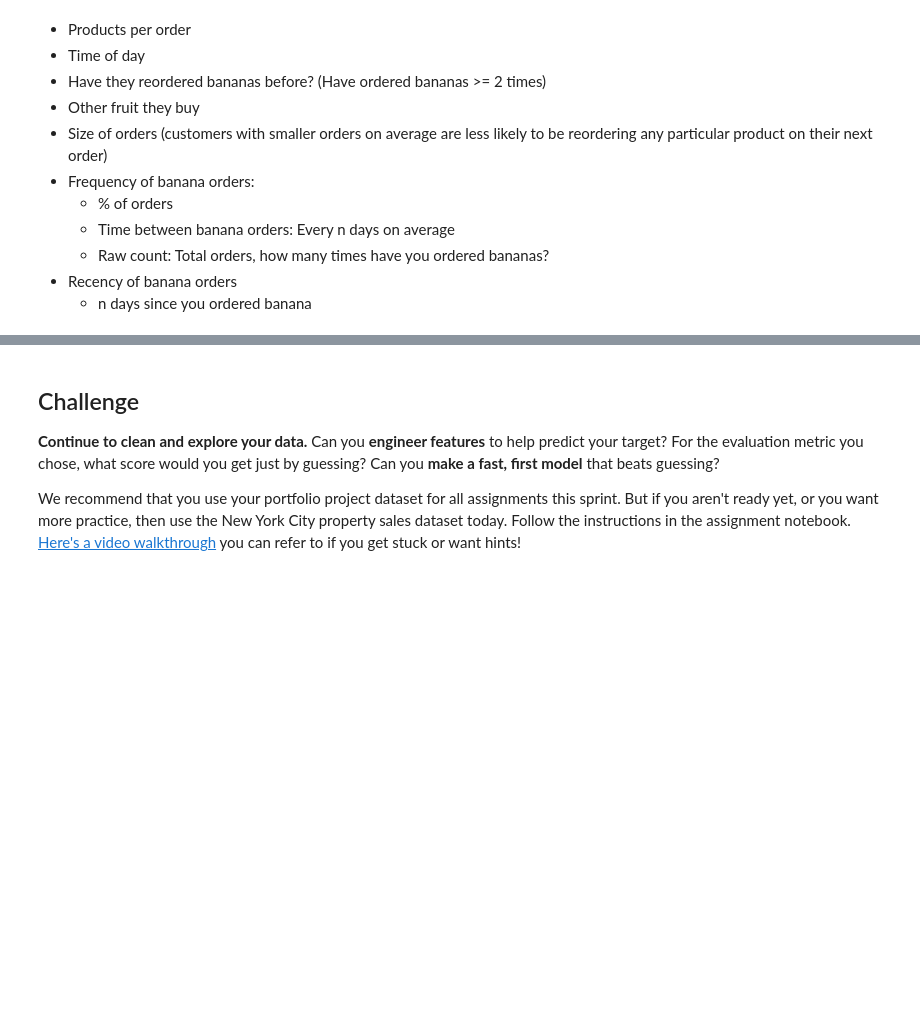
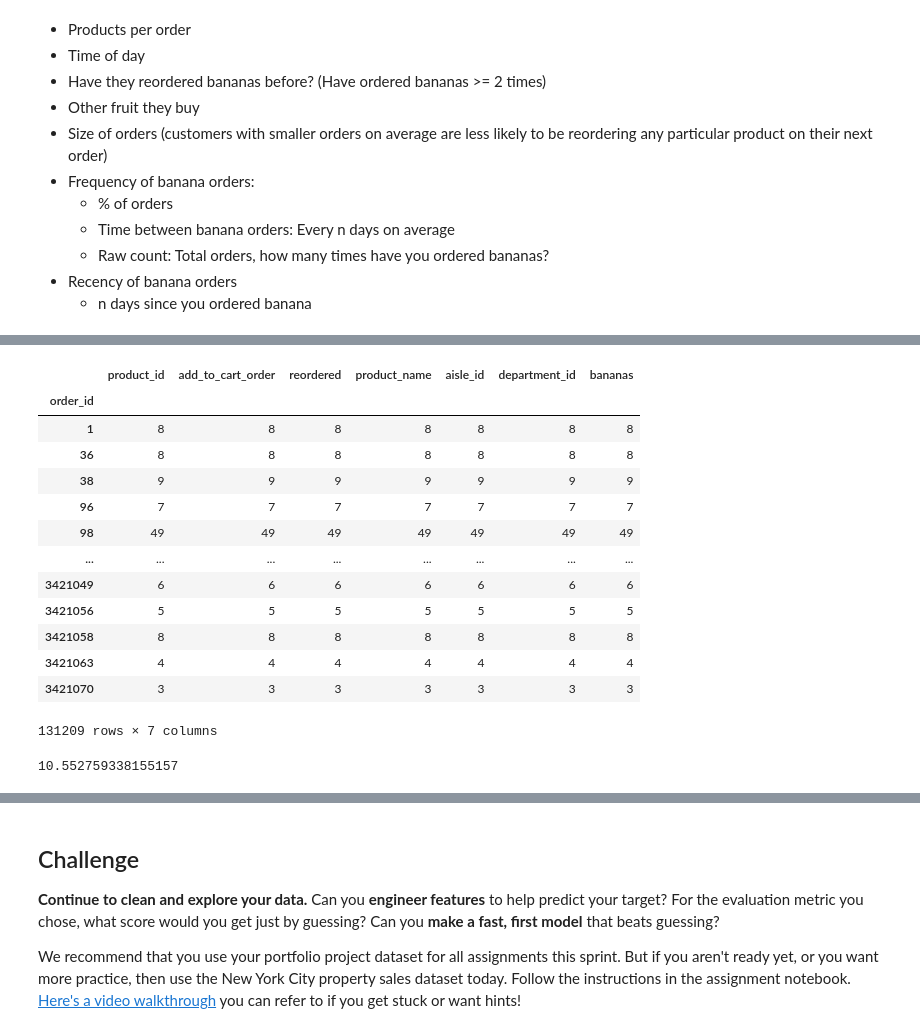
Before and after one commit to skhabiri/DS-Unit-2-Applied-Modeling, a Jupyter notebook: WrangleMLDatasets-m2/wranglemldatasets-232.ipynb, the cells around one changed output, grey strips where cells are left out. Saved outputs shown, nothing was run; the diff lists cells and outputs as text; code cells hidden in the pictures; blank space fills up the shorter version.

```diff
--- a/WrangleMLDatasets-m2/wranglemldatasets-232.ipynb
+++ b/WrangleMLDatasets-m2/wranglemldatasets-232.ipynb
@@ -227,7 +586,29 @@ banana_order_ids
+# %%
+train.groupby(['order_id']).count()
+# %% [output]
+|  | product_id | add_to_cart_order | reordered | product_name | aisle_id | department_id | bananas |
+| order_id |  |  |  |  |  |  |  |
+| 1 | 8 | 8 | 8 | 8 | 8 | 8 | 8 |
+| 36 | 8 | 8 | 8 | 8 | 8 | 8 | 8 |
+| 38 | 9 | 9 | 9 | 9 | 9 | 9 | 9 |
+| 96 | 7 | 7 | 7 | 7 | 7 | 7 | 7 |
+| 98 | 49 | 49 | 49 | 49 | 49 | 49 | 49 |
+| ... | ... | ... | ... | ... | ... | ... | ... |
+| 3421049 | 6 | 6 | 6 | 6 | 6 | 6 | 6 |
+| 3421056 | 5 | 5 | 5 | 5 | 5 | 5 | 5 |
+| 3421058 | 8 | 8 | 8 | 8 | 8 | 8 | 8 |
+| 3421063 | 4 | 4 | 4 | 4 | 4 | 4 | 4 |
+| 3421070 | 3 | 3 | 3 | 3 | 3 | 3 | 3 |
+131209 rows × 7 columns
 # %%
-# Group by order_id, counts unique product (one unique per row in train dataframe), and prints out count of unique rows (products) per order
+"""
+Group by order_id, counts unique product (one unique per row in train dataframe),
+and prints out count of unique rows (products) per order
+"""
 product_order_counts = train.groupby(['order_id']).count()['product_id']
 product_order_counts.mean()
+# %% [output]
+10.552759338155157
 # %%
 import seaborn as sns
 sns.distplot(product_order_counts)
```
Also changed, not shown: parts of 46 cells of this notebook, 1 other file.
